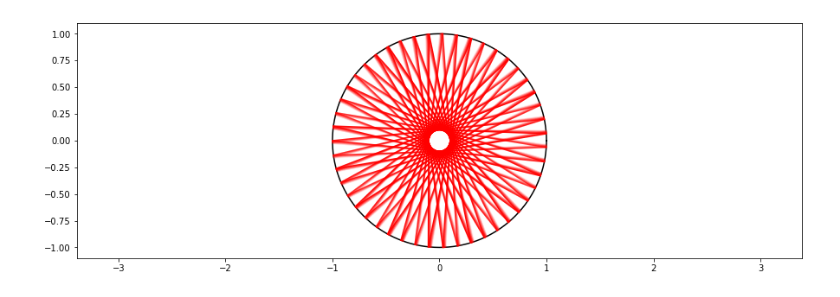
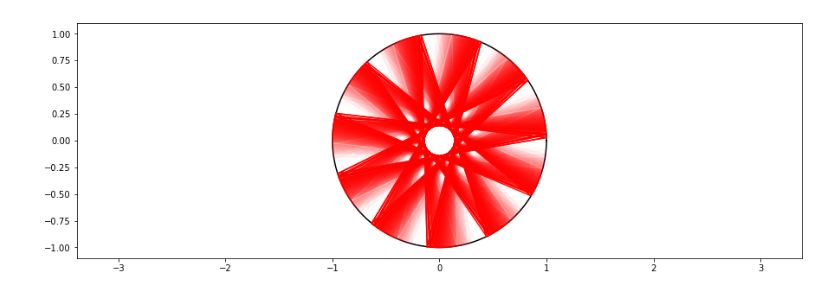
Before and after one commit to willeyna/Billiards, a Jupyter notebook: Circle.ipynb, the cells around one changed output. Drawn from its saved outputs; the diff is of its cells as text; code cells hidden in the pictures.

```diff
--- a/Circle.ipynb
+++ b/Circle.ipynb
@@ -2,27 +2,26 @@
 from billiards import *
 # %%
 x = np.array([.1,.1])
-v = np.array([1,0])
+v = np.array([1,-1])
+p = np.array([0,0])
 
-N = 200
-X = [x]
-V = [v]
+N = 500
+#stores result where X[i,j] is the ith bounce's jth result in (x, v, p-section)
+X = np.zeros([N,3,2])
+X[0] = x,v,p
+
 #bounce N times and plot trajectories
-for i in range(N):
-    new = bounce(X[i], V[i], circle, d_circle)
-    X.append(new[0])
-    V.append(new[1])
-X = np.array(X)
-V = np.array(V)
+for i in range(N-1):
+    X[i+1] = bounce(X[i,0], X[i,1], circle, tol = 1e-16, poincare = True)
 # %%
 fig = plt.figure(figsize = (15,5))
 
 #plot circlular border
 theta = np.linspace(0, 2*np.pi, 1000)
 plt.plot(np.cos(theta), np.sin(theta), color = 'black')
 plt.axis('equal')
 
 for i in range(len(X)-1):
-    plt.plot([X[i][0], X[i+1][0]], [X[i][1], X[i+1][1]], color = 'red', alpha = (i+1)/len(X))
+    plt.plot([X[i,0][0], X[i+1,0][0]], [X[i,0][1], X[i+1,0][1]], color = 'red', alpha = (i+1)/len(X))
 # %% [output]
-[figure, old version]
+[figure, new version]
```
Also changed, not shown: parts of 3 cells of this notebook, 8 other files.
